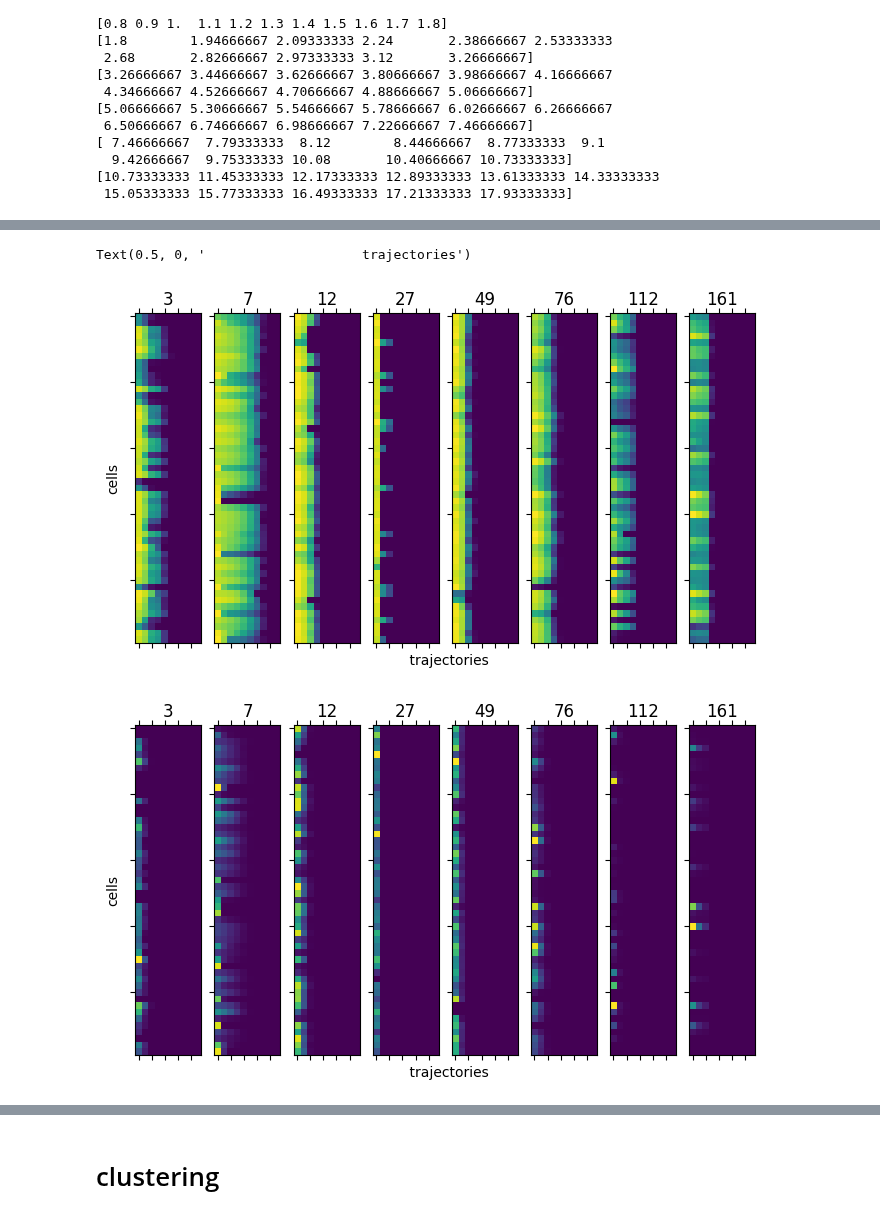
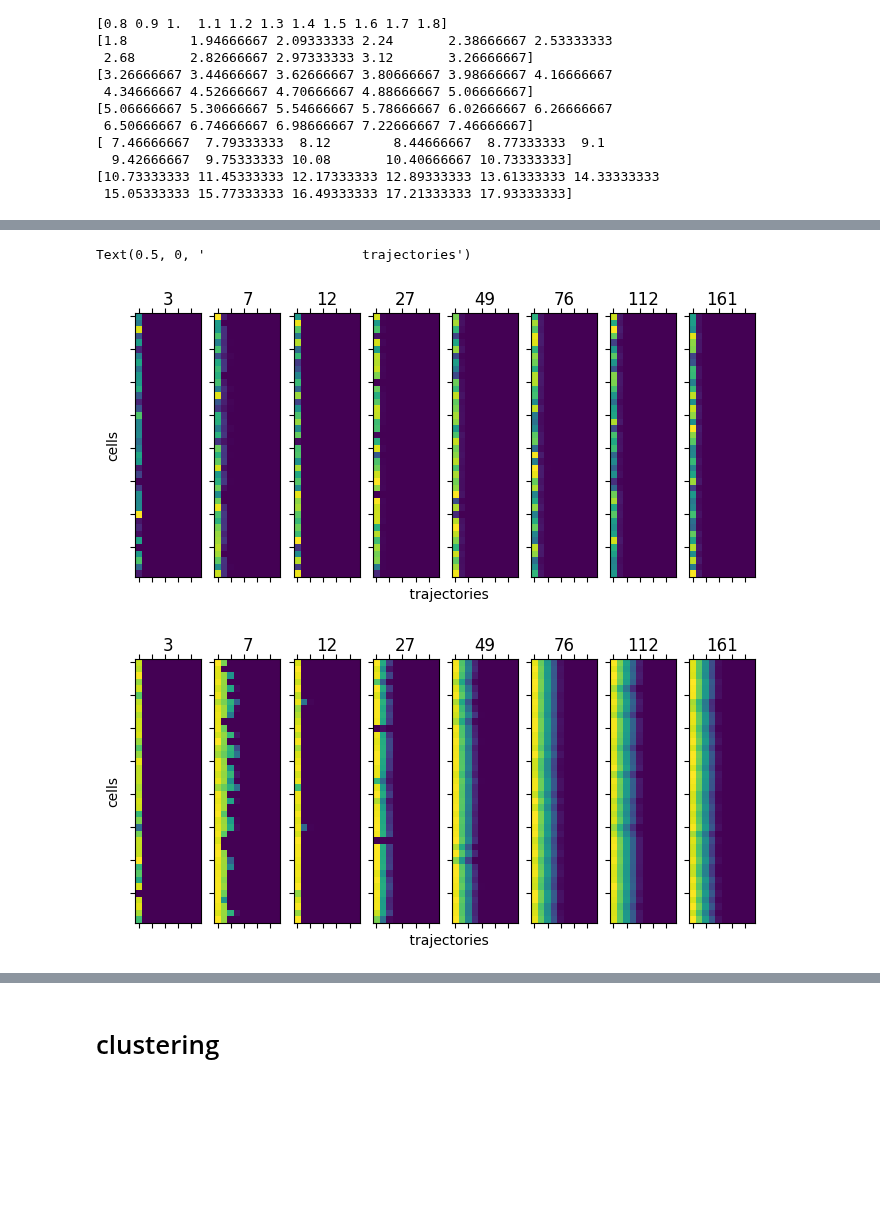
Before and after one commit to oZwZo/PINN_dynamics, a Jupyter notebook: Explore_Notebook/7.evaluation/7-5.tompos_density_transfer.ipynb, the cells around one changed output, grey strips where cells are left out. Cells and saved outputs as stored; diff of their text form; code cells hidden in the pictures; blank space fills up the shorter version.

Commit message:
contious density transfer for tompots

```diff
--- a/Explore_Notebook/7.evaluation/7-5.tompos_density_transfer.ipynb
+++ b/Explore_Notebook/7.evaluation/7-5.tompos_density_transfer.ipynb
@@ -40,7 +46,7 @@ Dataset = reader.TwoTimpepoint_AnnDS(
                     n_dimension=10,
                     cellstate_key=cellstate_key,  #'DM_EigenVector'
                     log_transform=False,
-                    norm_time=True,
+                    norm_time=False,
                     deltax_key=None,
                     batchsize= 100)
 # %% [output]
@@ -51,6 +57,7 @@ Computing density :
 # load model
 # %%
 model_ckpt = "logs/tom_pos-DM_scaled_n9/pde_params_tsense/lightning_logs/version_0/checkpoints/epoch=257-total_loss=0.76506275.ckpt"
+model_ckpt = "logs/tom_pos-DM_scaled_n[0, 1, 2, 3, 4, 6, 8]/pde_params_tsense/lightning_logs/version_4/checkpoints/epoch=87-total_loss=1.34044445.ckpt"
 pde_model = models.pde_params.load_from_checkpoint(model_ckpt)
 # %%
 fig, axs = plt.subplots(1,2, figsize=(7,3))
@@ -181,3 +82,5 @@ def transition_by_batch(s0, u0, integrate_time):
+# %%
+DT = Density_Transfer(pde_model)
 # %%
 from tqdm.auto import tqdm
 # %%
@@ -263,38 +239,20 @@ np.save("results/tompos_Tmap/Tmaps_left.npy", Tmaps)
 # %%
 fig, axs = plt.subplots(1, 8, figsize=(8,8))
 
 i = 0
 for t, tmap in Tmaps.items():
-    tmap = tmap.sum(axis=1)
-    tmap_nz = tmap[tmap.sum(axis=1)!=0]
 
-    axs[i].matshow(np.log(tmap_nz[:50]+1e-10))
-    axs[i].set_title(t)
-    axs[i].set_xticklabels('')
-    axs[i].set_yticklabels('')
+    tmap_nz = tmap[tmap.sum(axis=1).sum(axis=1)!=0]
 
-    i+=1
-
-axs[0].set_ylabel('cells')
-axs[3].set_xlabel("  "*10+'trajectories')
-
-
-fig, axs = plt.subplots(1, 8, figsize=(8,8))
-
-i = 0
-for t, tmap in Tmaps.items():
-    tmap = tmap.sum(axis=1)
-    tmap_nz = tmap[tmap.sum(axis=1)!=0]
-
-    axs[i].matshow(tmap_nz[:50])
+    axs[i].matshow(np.log(tmap_nz[:40,-1,:]+1e-10))
     axs[i].set_title(t)
     axs[i].set_xticklabels('')
     axs[i].set_yticklabels('')
     i+=1
 
 axs[0].set_ylabel('cells')
 axs[3].set_xlabel("  "*10+'trajectories')
 # %% [output]
 Text(0.5, 0, '                    trajectories')
-[figure, old version]
+[figure, new version]
-[figure, old version]
+[figure, new version]
```
Also changed, not shown: parts of 47 cells of this notebook, 4 other files.
